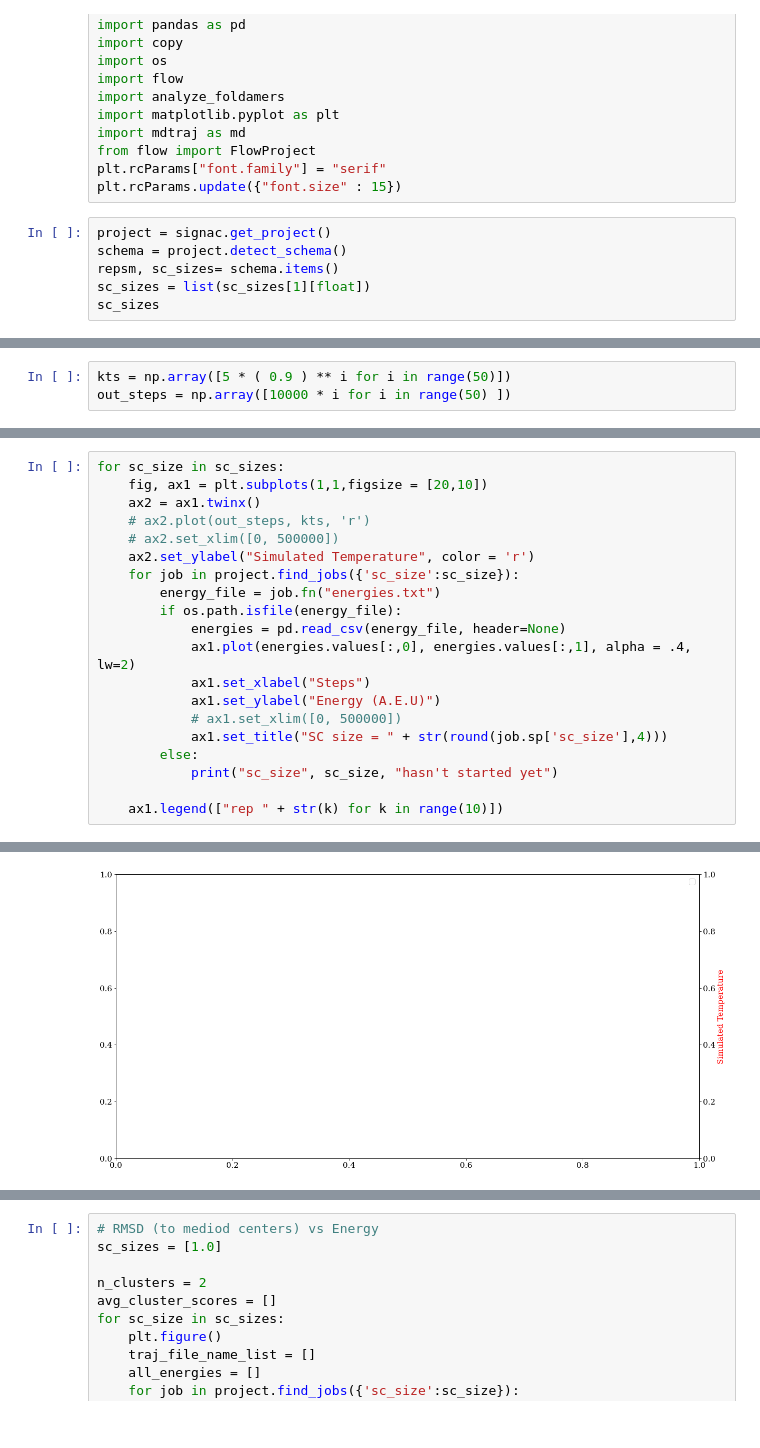
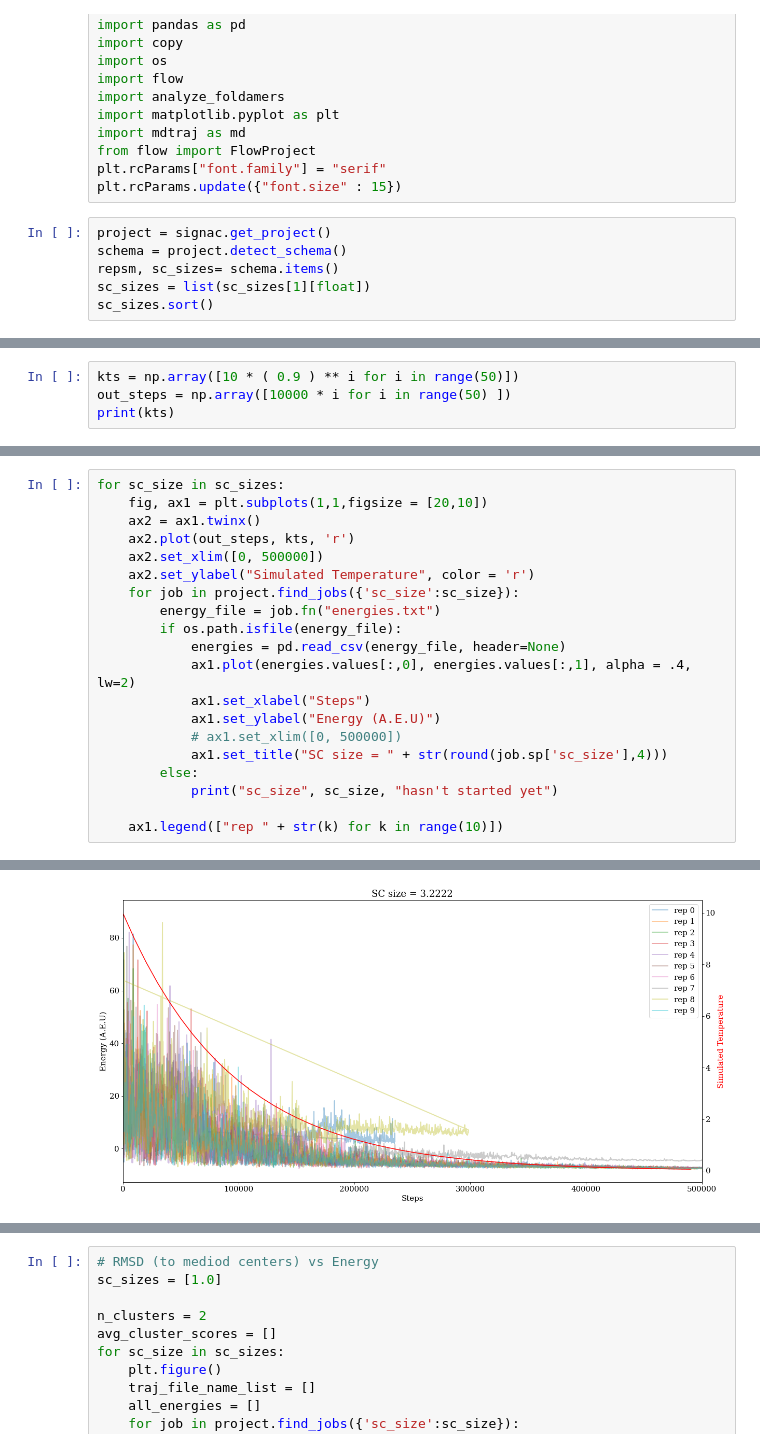
Before and after one commit to shirtsgroup/cg_pyrosetta, a Jupyter notebook: simulations/sc_size_experiment/analysis.ipynb, the cells around one changed output, grey strips where cells are left out. Drawn from its saved outputs; the diff is of its cells as text.

```diff
--- a/simulations/sc_size_experiment/analysis.ipynb
+++ b/simulations/sc_size_experiment/analysis.ipynb
@@ -23,4 +20,4 @@ project = signac.get_project()
 schema = project.detect_schema()
 repsm, sc_sizes= schema.items()
 sc_sizes = list(sc_sizes[1][float])
-sc_sizes
+sc_sizes.sort()
@@ -61,3 +47,4 @@ SC Size = 1.2778
 # %%
-kts = np.array([5 * ( 0.9 ) ** i for i in range(50)])
+kts = np.array([10 * ( 0.9 ) ** i for i in range(50)])
 out_steps = np.array([10000 * i for i in range(50) ])
+print(kts)
@@ -65,8 +62,8 @@ out_steps = np.array([10000 * i for i in range(50) ])
 for sc_size in sc_sizes:
     fig, ax1 = plt.subplots(1,1,figsize = [20,10])
     ax2 = ax1.twinx()
-    # ax2.plot(out_steps, kts, 'r')
-    # ax2.set_xlim([0, 500000])
+    ax2.plot(out_steps, kts, 'r')
+    ax2.set_xlim([0, 500000])
     ax2.set_ylabel("Simulated Temperature", color = 'r')
     for job in project.find_jobs({'sc_size':sc_size}):
         energy_file = job.fn("energies.txt")
@@ -109 +89 @@ sc_size 2.4444444444444446 hasn't started yet
-[figure, old version]
+[figure, new version]
```
Also changed, not shown: parts of 5 cells of this notebook, 5 other files.
